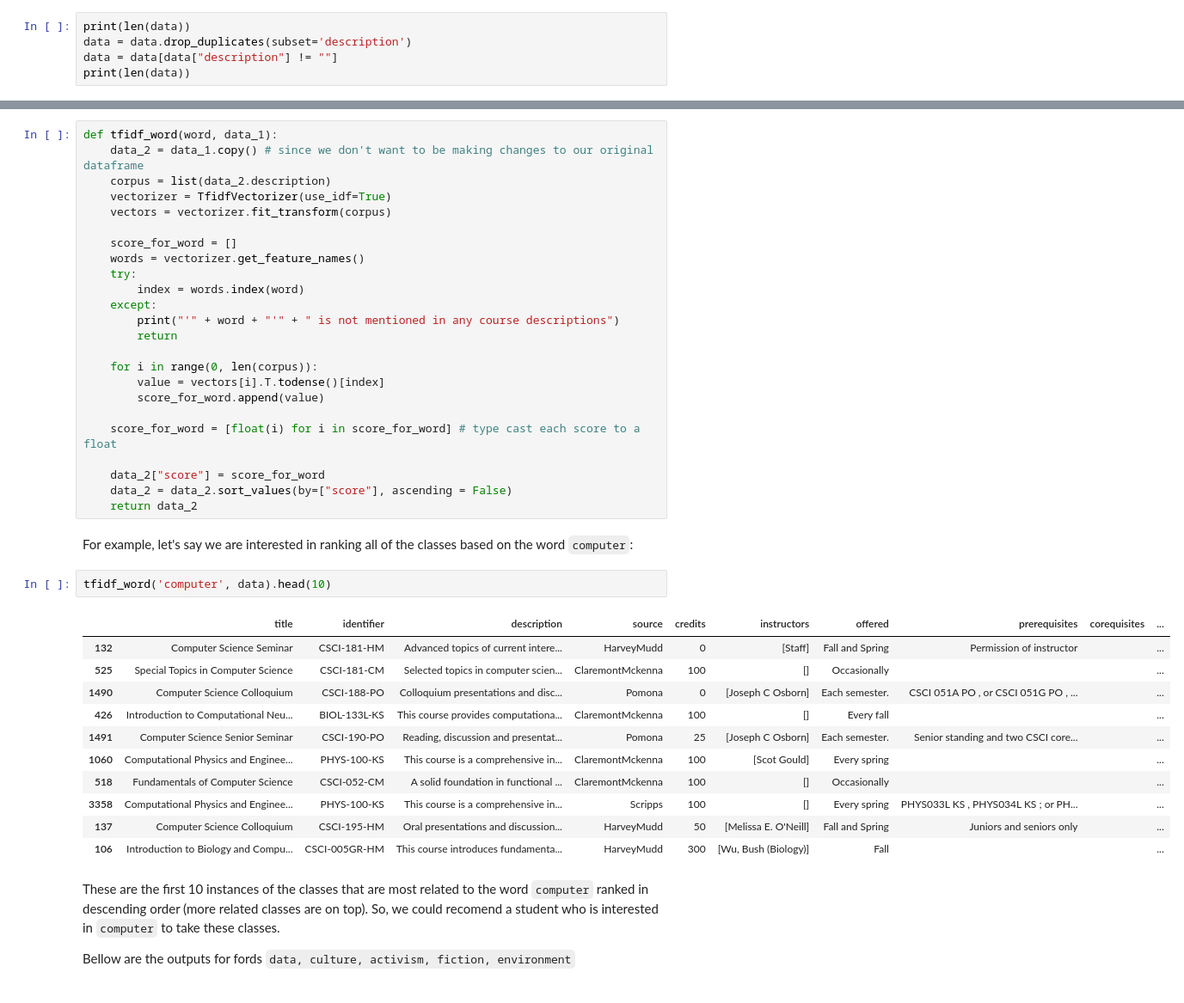
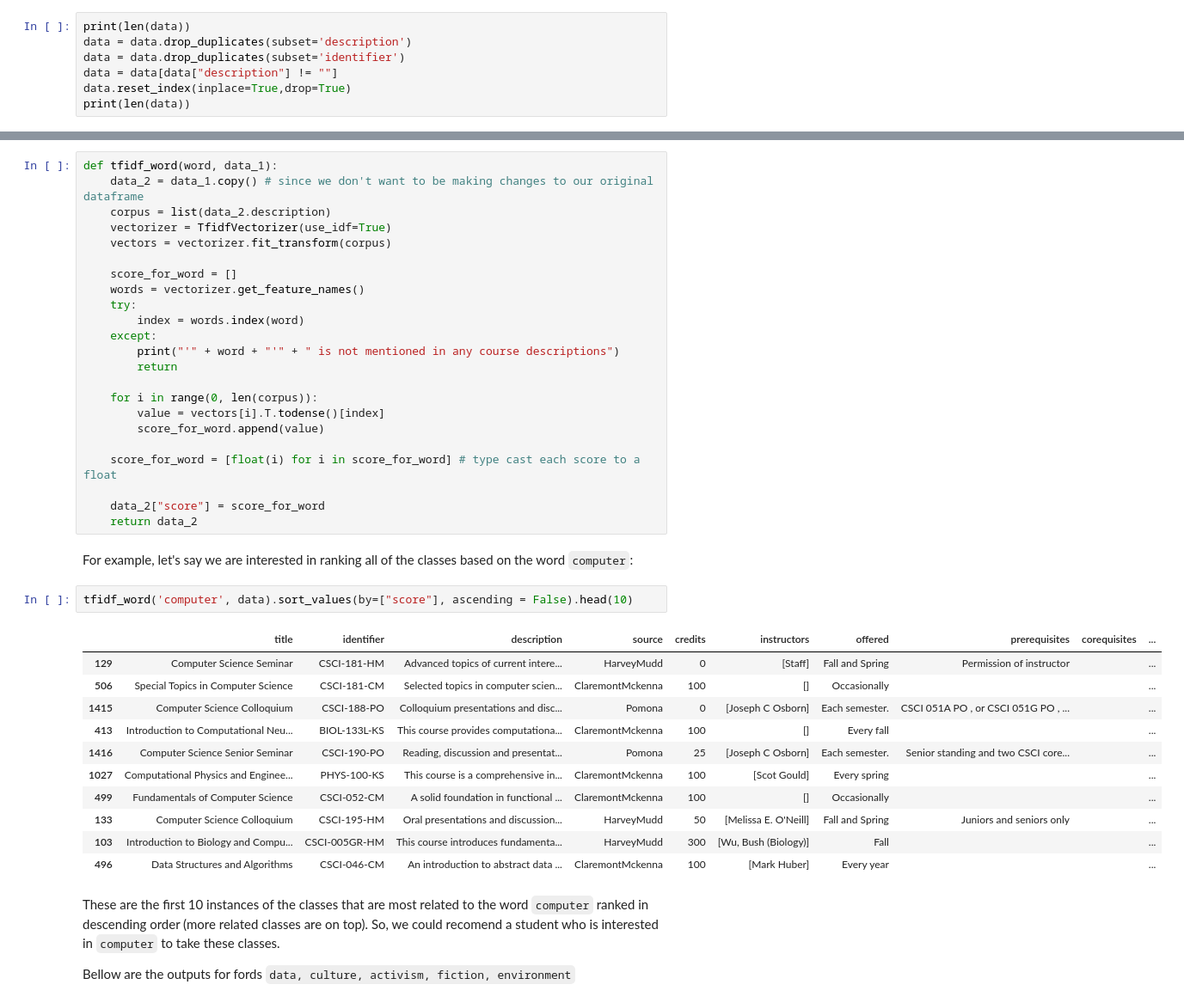
Before and after one commit to p-ai-org/p-recommender, a Jupyter notebook: data-science/alex.ipynb, the cells around one changed output, grey strips where cells are left out. Shown: that part at 86% size. Saved outputs shown, nothing was run; the diff lists cells and outputs as text.

```diff
--- a/data-science/alex.ipynb
+++ b/data-science/alex.ipynb
@@ -31,7 +31,9 @@ There are also rows with empty descriptions, which are not helpful
 # %%
 print(len(data))
 data = data.drop_duplicates(subset='description')
+data = data.drop_duplicates(subset='identifier')
 data = data[data["description"] != ""]
+data.reset_index(inplace=True,drop=True)
 print(len(data))
 # %% [output]
 4443
@@ -114,24 +113,23 @@ def tfidf_word(word, data_1):
     score_for_word = [float(i) for i in score_for_word] # type cast each score to a float
 
     data_2["score"] = score_for_word
-    data_2 = data_2.sort_values(by=["score"], ascending = False)
     return data_2
 # %% [markdown]
 For example, let's say we are interested in ranking all of the classes based on the word `computer`:
 # %%
-tfidf_word('computer', data).head(10)
+tfidf_word('computer', data).sort_values(by=["score"], ascending = False).head(10)
 # %% [output]
 |  | title | identifier | description | source | credits | instructors | offered | prerequisites | corequisites | ... |
-| 132 | Computer Science Seminar | CSCI-181-HM | Advanced topics of current intere... | HarveyMudd | 0 | [Staff] | Fall and Spring | Permission of instructor |  | ... |
-| 525 | Special Topics in Computer Science | CSCI-181-CM | Selected topics in computer scien... | ClaremontMckenna | 100 | [] | Occasionally |  |  | ... |
-| 1490 | Computer Science Colloquium | CSCI-188-PO | Colloquium presentations and disc... | Pomona | 0 | [Joseph C Osborn] | Each semester. | CSCI 051A PO , or CSCI 051G PO , ... |  | ... |
-| 426 | Introduction to Computational Neu... | BIOL-133L-KS | This course provides computationa... | ClaremontMckenna | 100 | [] | Every fall |  |  | ... |
-| 1491 | Computer Science Senior Seminar | CSCI-190-PO | Reading, discussion and presentat... | Pomona | 25 | [Joseph C Osborn] | Each semester. | Senior standing and two CSCI core... |  | ... |
-| 1060 | Computational Physics and Enginee... | PHYS-100-KS | This course is a comprehensive in... | ClaremontMckenna | 100 | [Scot Gould] | Every spring |  |  | ... |
-| 518 | Fundamentals of Computer Science | CSCI-052-CM | A solid foundation in functional ... | ClaremontMckenna | 100 | [] | Occasionally |  |  | ... |
-| 3358 | Computational Physics and Enginee... | PHYS-100-KS | This course is a comprehensive in... | Scripps | 100 | [] | Every spring | PHYS033L KS , PHYS034L KS ; or PH... |  | ... |
-| 137 | Computer Science Colloquium | CSCI-195-HM | Oral presentations and discussion... | HarveyMudd | 50 | [Melissa E. O'Neill] | Fall and Spring | Juniors and seniors only |  | ... |
-| 106 | Introduction to Biology and Compu... | CSCI-005GR-HM | This course introduces fundamenta... | HarveyMudd | 300 | [Wu, Bush (Biology)] | Fall |  |  | ... |
+| 129 | Computer Science Seminar | CSCI-181-HM | Advanced topics of current intere... | HarveyMudd | 0 | [Staff] | Fall and Spring | Permission of instructor |  | ... |
+| 506 | Special Topics in Computer Science | CSCI-181-CM | Selected topics in computer scien... | ClaremontMckenna | 100 | [] | Occasionally |  |  | ... |
+| 1415 | Computer Science Colloquium | CSCI-188-PO | Colloquium presentations and disc... | Pomona | 0 | [Joseph C Osborn] | Each semester. | CSCI 051A PO , or CSCI 051G PO , ... |  | ... |
+| 413 | Introduction to Computational Neu... | BIOL-133L-KS | This course provides computationa... | ClaremontMckenna | 100 | [] | Every fall |  |  | ... |
+| 1416 | Computer Science Senior Seminar | CSCI-190-PO | Reading, discussion and presentat... | Pomona | 25 | [Joseph C Osborn] | Each semester. | Senior standing and two CSCI core... |  | ... |
+| 1027 | Computational Physics and Enginee... | PHYS-100-KS | This course is a comprehensive in... | ClaremontMckenna | 100 | [Scot Gould] | Every spring |  |  | ... |
+| 499 | Fundamentals of Computer Science | CSCI-052-CM | A solid foundation in functional ... | ClaremontMckenna | 100 | [] | Occasionally |  |  | ... |
+| 133 | Computer Science Colloquium | CSCI-195-HM | Oral presentations and discussion... | HarveyMudd | 50 | [Melissa E. O'Neill] | Fall and Spring | Juniors and seniors only |  | ... |
+| 103 | Introduction to Biology and Compu... | CSCI-005GR-HM | This course introduces fundamenta... | HarveyMudd | 300 | [Wu, Bush (Biology)] | Fall |  |  | ... |
+| 496 | Data Structures and Algorithms | CSCI-046-CM | An introduction to abstract data ... | ClaremontMckenna | 100 | [Mark Huber] | Every year |  |  | ... |
 # %% [markdown]
 These are the first 10 instances of the classes that are most related to the word `computer` ranked in descending order (more related classes are on top). So, we could recomend a student who is interested in `computer`
  to take these classes.
```
Also changed, not shown: parts of 19 cells of this notebook.
